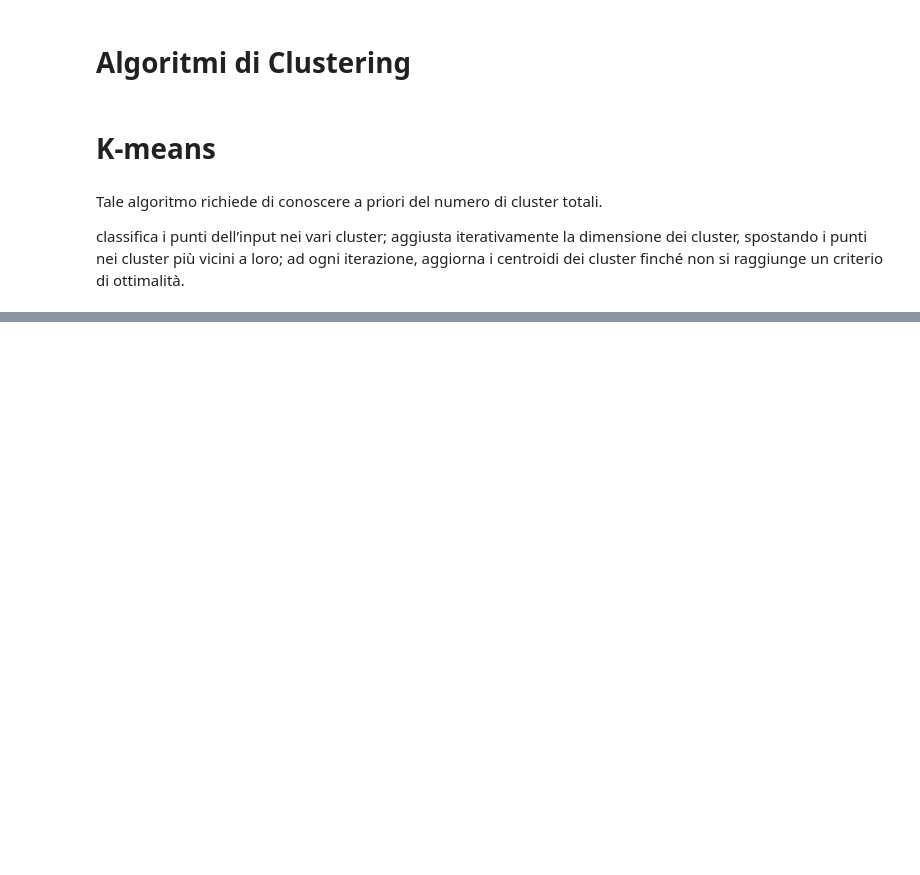
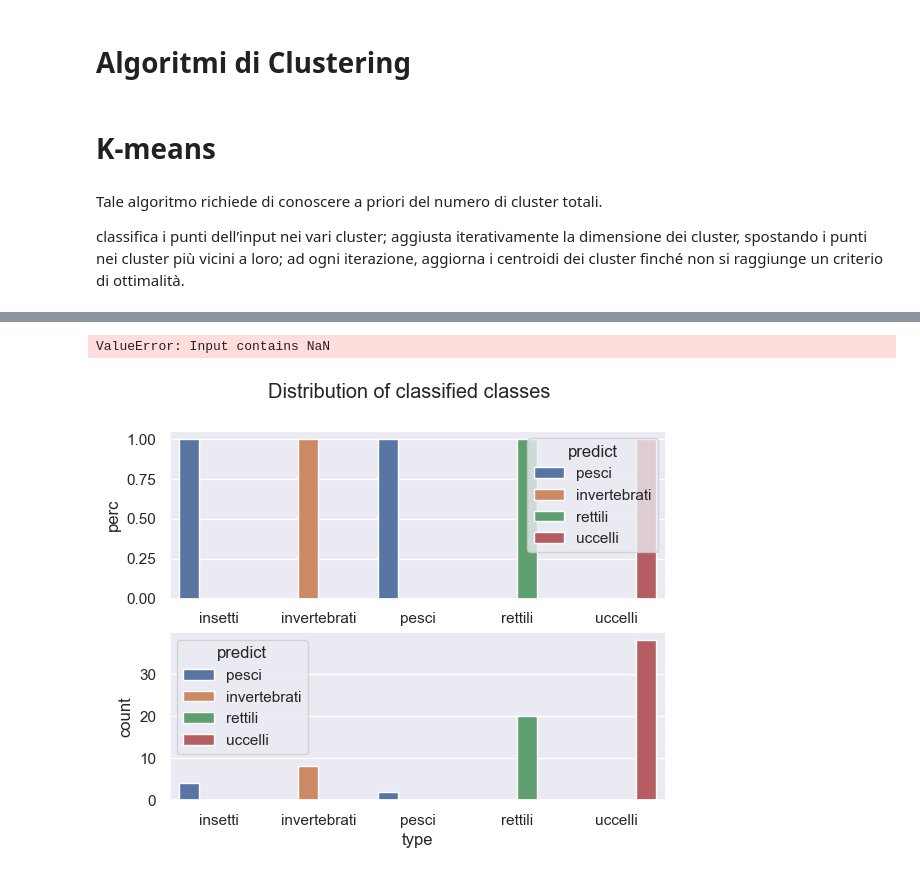
Before and after one commit to jonnywebcash/MasterUnimi_jonnywebcash, a Jupyter notebook: main.ipynb, the cells around one changed output, grey strips where cells are left out. Saved outputs shown, nothing was run; the diff lists cells and outputs as text; code cells hidden in the pictures; blank space fills up the shorter version.

Commit message:
Jupiter kmean
Kmean transpose to Jupiter

```diff
--- a/main.ipynb
+++ b/main.ipynb
@@ -91,9 +136,0 @@ KMeans(n_clusters=7)
-# %%
-# Assegno una classe ad ogni esempio del dataset
-y = kmeans.predict(zoo_data[['hair','feathers','eggs','milk','airborne','aquatic','predator','toothed','backbone','breathes','venomous','fins','legs','tail','domestic','catsize']])
-
-# Assegna le etichette dei cluster a ogni oggetto del dataset
-zoo_data['Cluster'] = kmeans.predict(zoo_data[['hair','feathers','eggs','milk','airborne','aquatic','predator','toothed','backbone','breathes','venomous','fins','legs','tail','domestic','catsize']])
-
-# Mostra le prime 5 righe del dataframe con la colonna Cluster aggiunta
-zoo_data.head(20)
@@ -118,9 +136,0 @@ zoo_data.head(20)
-# %%
-# Valutazione cluster
-for result_cluster in (zoo_data['Cluster'].unique()):
-    sub_df=zoo_data[zoo_data["Cluster"]==result_cluster]
-    major_species=sub_df['type'].value_counts().idxmax()
-    zoo_data['Cluster'] = zoo_data['Cluster'].replace([major_species], 'new value')
-
-    #sub_df_frequency = sub_df['type'].value_counts()
-    print(sub_df_frequency)
@@ -147,0 +137,5 @@ Name: type, dtype: int64
+# %%
+# k-means algorithm
+kmeans=sf.kmeans_prediction(zoo_data,7)
+# Mostra le prime 20 righe del dataframe con la colonna Cluster aggiunta
+zoo_data.head(20)
@@ -147,0 +160,22 @@ Name: type, dtype: int64
+# %%
+## Valutazione cluster
+# Labelize result
+# Labelize result
+result_kmeans=zoo_data[['animal name','type','predict']].copy()
+result_kmeans=sf.replace_species(result_kmeans,species_dict)
+# %%
+# Classification performance
+sf.classification_percentage_performance(result_kmeans,species_dict)
+ # Similarity index
+#similarity_kmeans=sf.similarity_index(result_kmeans)
+# Adjusted Rand Index
+ari_kmeans=sf.adjusted_rand_index(result_kmeans)
+#Rand Index
+ri_kmeans=sf.rand_index(result_kmeans)
+# Silhouette Score aka Silhouette Coefficient
+ss_kmeans=sf.silhouette_score_index(kmeans)
+# bar plot of predicted feature class composition
+sf.barplot_class_feature_comaprison(kmeans,species_dict)
+# %% [output]
+ValueError: Input contains NaN
+[figure, added]
```
Also changed, not shown: parts of 13 cells of this notebook, 3 other files.
